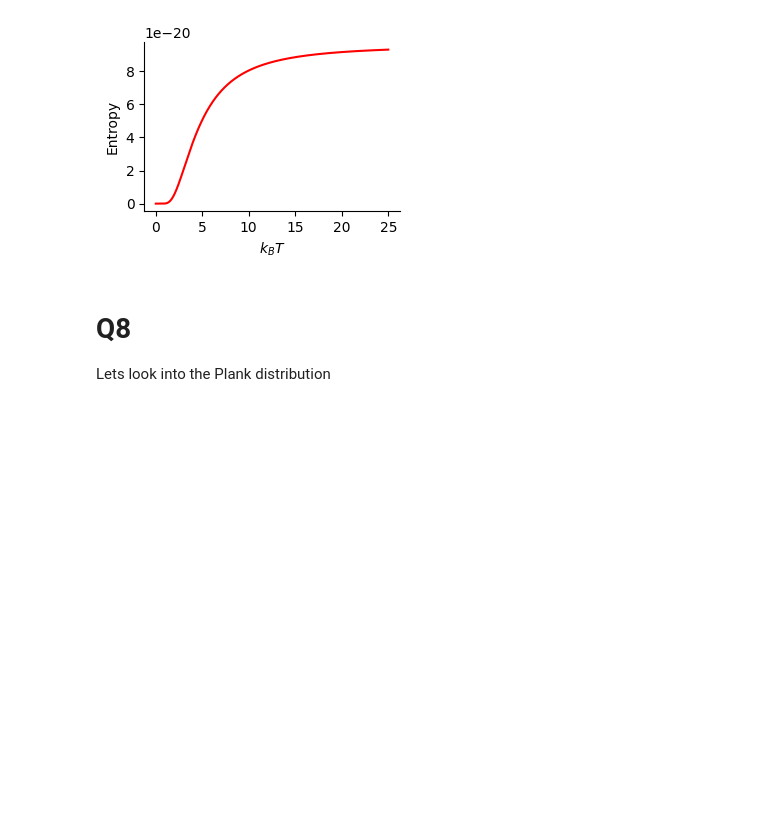
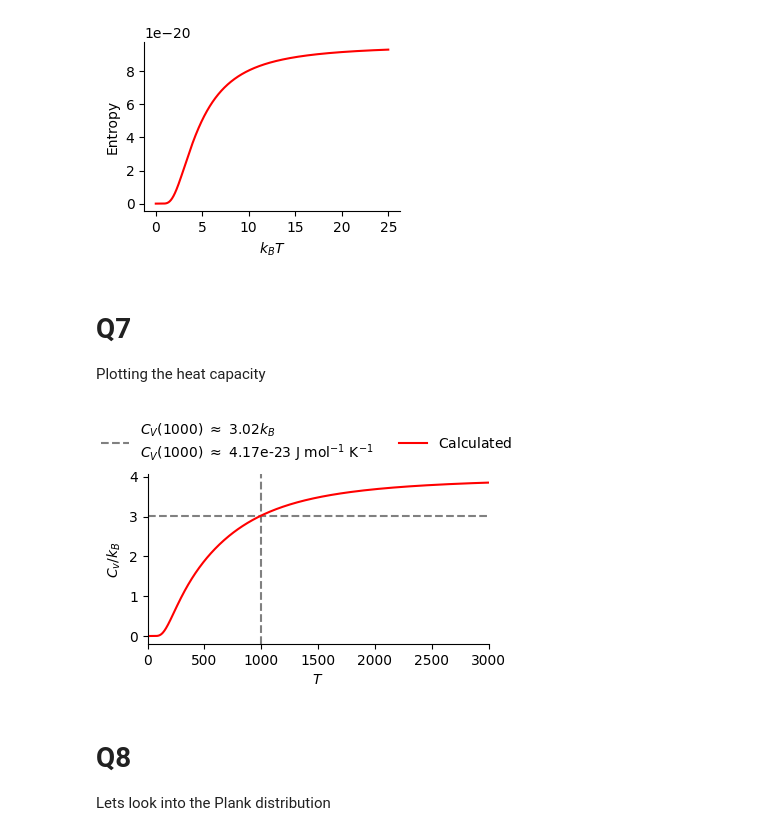
Before and after one commit to Ham0osh/phys_445, a Jupyter notebook: PHYS 445/assignment_3/Assignment_3.ipynb, the cells around one changed output. Cells and saved outputs as stored; diff of their text form; code cells hidden in the pictures; blank space fills up the shorter version.

Commit message:
add figures for q7

```diff
--- a/PHYS 445/assignment_3/Assignment_3.ipynb
+++ b/PHYS 445/assignment_3/Assignment_3.ipynb
@@ -40,6 +40,43 @@ plt.show()
  2.21797365e-20 2.21628592e-20]
 9.294382697543602e-20
 [figure]
+# %% [markdown]
+# Q7
+Plotting the heat capacity
+# %%
+def term_of_Cv_divided_by_kB(T, omega):
+    A = (omega**2)/(T**2)
+    B = 1/4
+    C = np.sinh(omega/(2*T))**(-2)
+    return A*B*C
+
+T = np.logspace(-2,3.5, 1000)
+terms_of_Cv = []
+
+omegas = [3360, 1890, 954, 954]
+for omega in omegas:
+    terms_of_Cv.append(term_of_Cv_divided_by_kB(T, omega))
+total_Cv = np.sum(terms_of_Cv, axis=0)
+
+# Find target cV
+target_T = 1000  # K
+target_Cv = total_Cv[np.argmin(np.abs(T - target_T))]
+
+fig, ax = plt.subplots(1, 1, figsize=np.array([4.4, 2.2]))
+
+ax.plot(T, total_Cv, 'r-', label=r'Calculated $C_v$')
+ax.axvline(1e3, ls='dashed', color='grey', zorder=1)
+ax.axhline(target_Cv, ls='dashed', color='grey', zorder=1, label=r'$C_V$(' + f'{target_T:.0f}) '+r'$\approx$'+f' {target_Cv:.2f}'+r'$k_B$' +
+           '\n' + r'$C_V$(' + f'{target_T:.0f}) '+r'$\approx$'+f' {target_Cv*kB:.2e}'+r' J mol$^{-1}$ K$^{-1}$')
+
+ax.set(xlabel=r'$T$', ylabel=r'$C_v/k_B$', xlim=(0,3000))
+hp.despine()
+ax.legend(framealpha=0, bbox_to_anchor=(0.7, 0.99),  loc="lower center", mode="expand", ncol=2)
+
+plt.savefig('plots/Q7_heatCapacity.png', dpi=300, bbox_inches='tight')
+plt.show()
+# %% [output]
+[figure, added]
 # %% [markdown]
 # Q8
 Lets look into the Plank distribution
```
Also changed, not shown: 1 other file.
